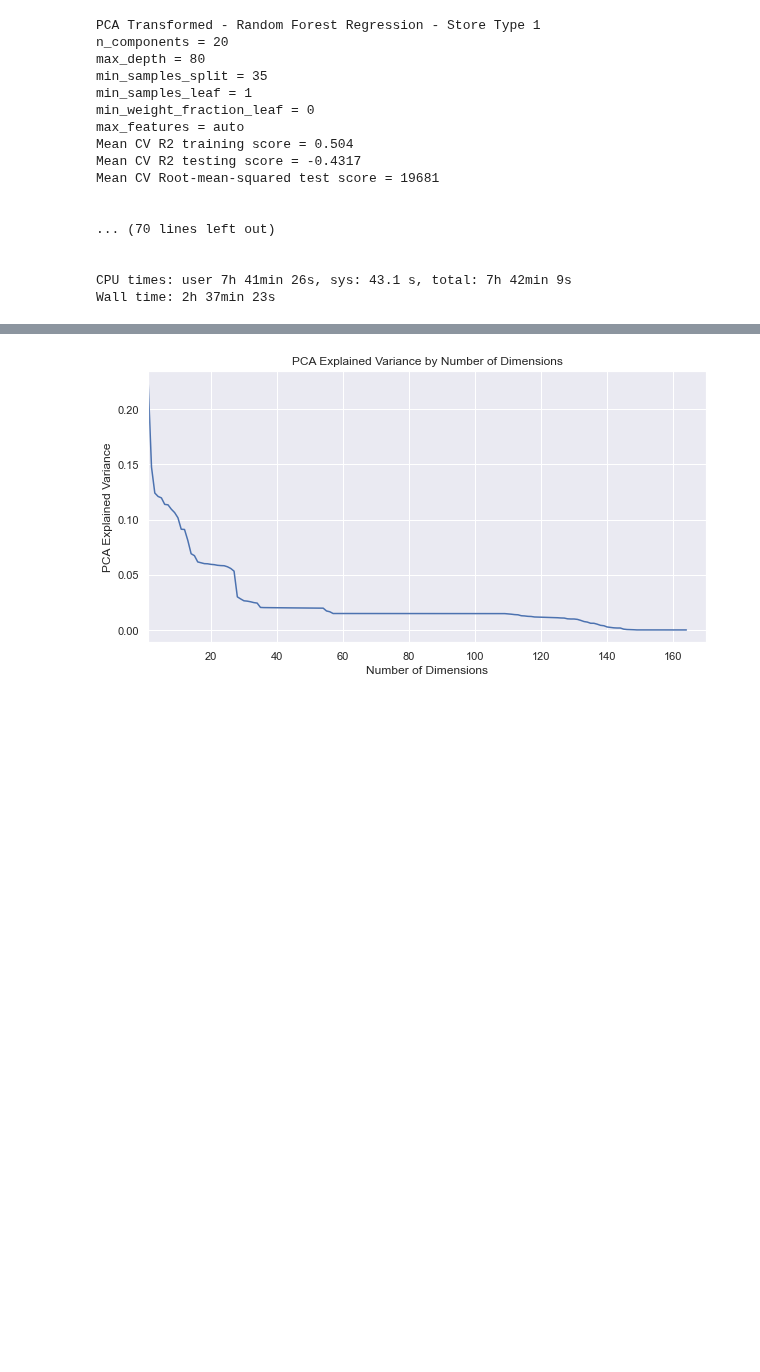
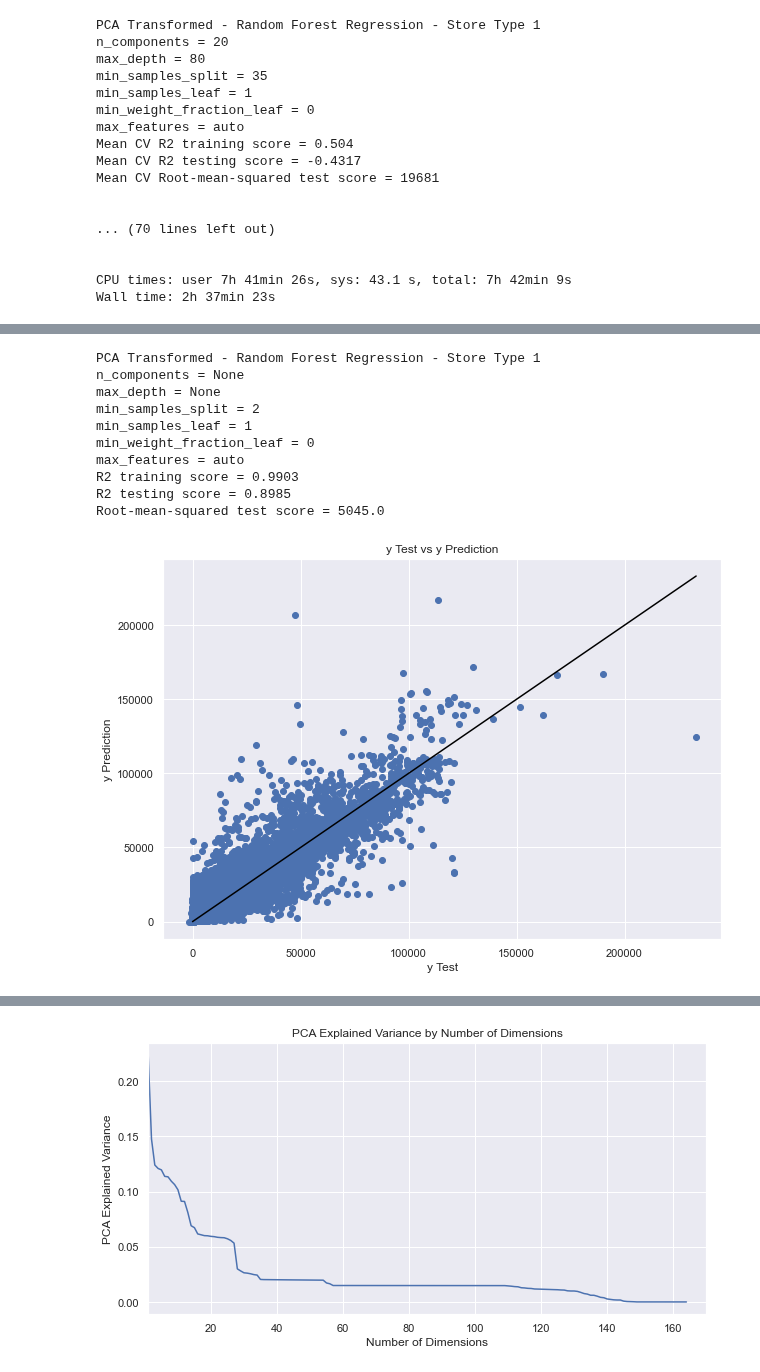
Before and after one commit to Dylan-C-Neal/capstone1-retail_forecasting, a Jupyter notebook: notebooks/C1S4-Modeling.ipynb, the cells around one changed output, grey strips where cells are left out. Cells and saved outputs as stored; diff of their text form; code cells hidden in the pictures; blank space fills up the shorter version.

```diff
--- a/notebooks/C1S4-Modeling.ipynb
+++ b/notebooks/C1S4-Modeling.ipynb
@@ -1139,0 +1155,15 @@ Wall time: 10min 47s
+# %%
+%%time
+pcaRfModel(1, None, n_jobs=-1)
+# %% [output]
+PCA Transformed - Random Forest Regression - Store Type 1
+n_components = None
+max_depth = None
+min_samples_split = 2
+min_samples_leaf = 1
+min_weight_fraction_leaf = 0
+max_features = auto
+R2 training score = 0.9903
+R2 testing score = 0.8985
+Root-mean-squared test score = 5045.0
+[figure, added]
```
Also changed, not shown: parts of 31 cells of this notebook.
